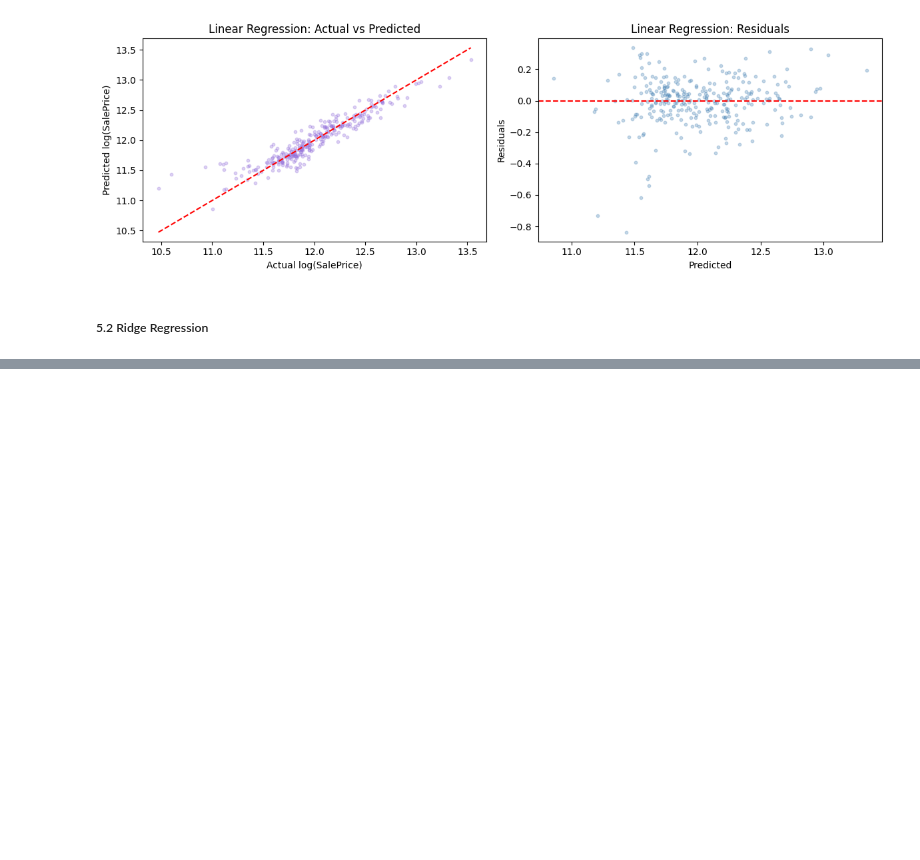
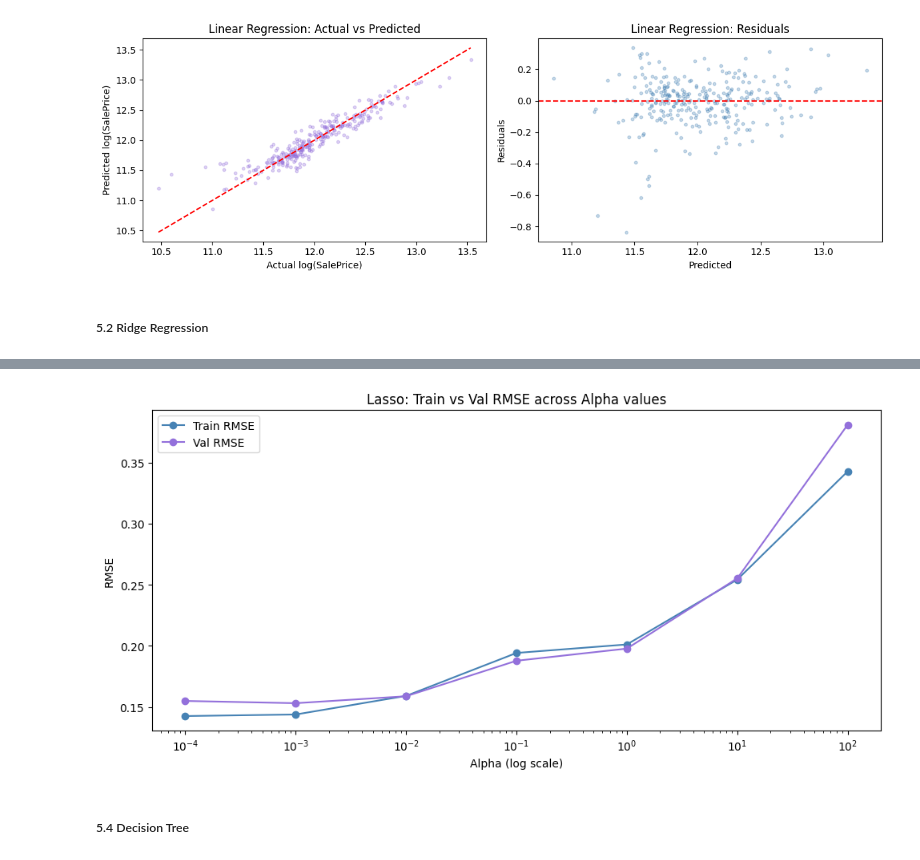
Before and after one commit to Likunach/ml-assignment-house-prices, a Jupyter notebook: model_experiment.ipynb, the cells around one changed output, grey strips where cells are left out. Drawn from its saved outputs; the diff is of its cells as text; code cells hidden in the pictures; blank space fills up the shorter version.

```diff
--- a/model_experiment.ipynb
+++ b/model_experiment.ipynb
@@ -555,0 +651,27 @@ for alpha in alphas:
+# %%
+fig, ax = plt.subplots(figsize=(10, 5))
+
+lasso_alphas = [0.0001, 0.001, 0.01, 0.1, 1, 10, 100]
+lasso_train_rmse = []
+lasso_val_rmse = []
+
+for alpha in lasso_alphas:
+    model = Lasso(alpha=alpha, max_iter=10000)
+    model.fit(X1_kbest_train_filtered, y1_train)
+    lasso_train_rmse.append(np.sqrt(mean_squared_error(y1_train, model.predict(X1_kbest_train_filtered))))
+    lasso_val_rmse.append(np.sqrt(mean_squared_error(y1_val, model.predict(X1_kbest_val_filtered))))
+
+ax.plot(lasso_alphas, lasso_train_rmse, 'o-', color='steelblue', label='Train RMSE')
+ax.plot(lasso_alphas, lasso_val_rmse, 'o-', color='mediumpurple', label='Val RMSE')
+ax.set_xscale('log')
+ax.set_xlabel('Alpha (log scale)')
+ax.set_ylabel('RMSE')
+ax.set_title('Lasso: Train vs Val RMSE across Alpha values')
+ax.legend()
+plt.tight_layout()
+plt.savefig('plots/lasso_alpha_analysis.png')
+plt.show()
+# %% [output]
+[figure, added]
+# %% [markdown]
+##### 5.4 Decision Tree
```
Also changed, not shown: parts of 19 cells of this notebook, 8 other files.
